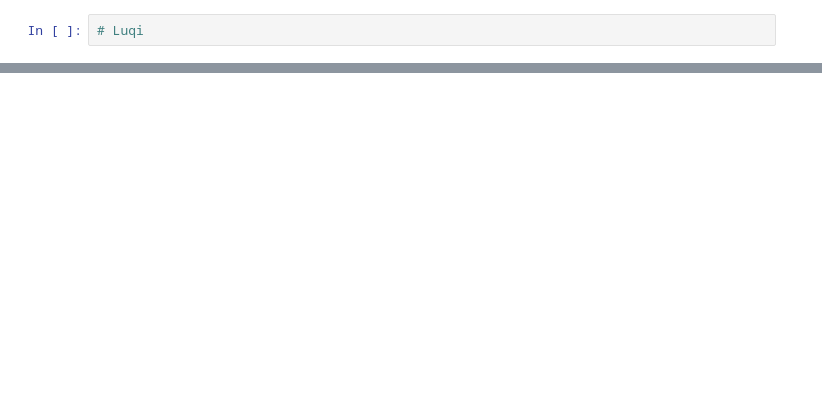
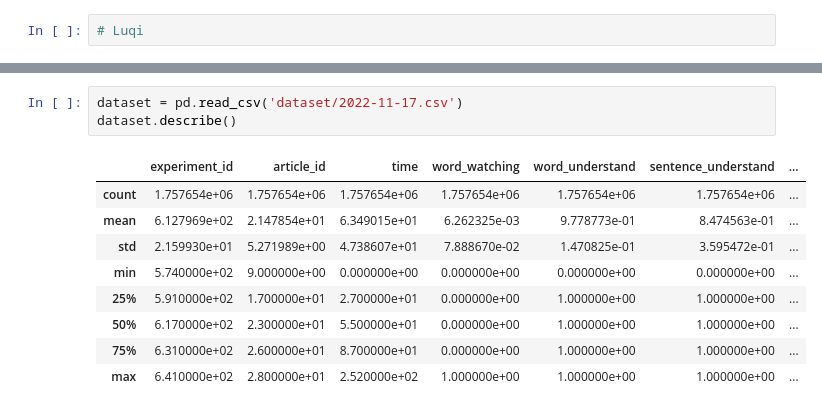
Before and after one commit to WhiteBlacken/reading, a Jupyter notebook: jupyter/data_analysis.ipynb, the cells around one changed output, grey strips where cells are left out. Cells and saved outputs as stored; diff of their text form; blank space fills up the shorter version.

```diff
--- a/jupyter/data_analysis.ipynb
+++ b/jupyter/data_analysis.ipynb
@@ -20 +20,14 @@ luqi_1021.describe()
+# %%
+dataset = pd.read_csv('dataset/2022-11-17.csv')
+dataset.describe()
+# %% [output]
+|  | experiment_id | article_id | time | word_watching | word_understand | sentence_understand | ... |
+| count | 1.757654e+06 | 1.757654e+06 | 1.757654e+06 | 1.757654e+06 | 1.757654e+06 | 1.757654e+06 | ... |
+| mean | 6.127969e+02 | 2.147854e+01 | 6.349015e+01 | 6.262325e-03 | 9.778773e-01 | 8.474563e-01 | ... |
+| std | 2.159930e+01 | 5.271989e+00 | 4.738607e+01 | 7.888670e-02 | 1.470825e-01 | 3.595472e-01 | ... |
+| min | 5.740000e+02 | 9.000000e+00 | 0.000000e+00 | 0.000000e+00 | 0.000000e+00 | 0.000000e+00 | ... |
+| 25% | 5.910000e+02 | 1.700000e+01 | 2.700000e+01 | 0.000000e+00 | 1.000000e+00 | 1.000000e+00 | ... |
+| 50% | 6.170000e+02 | 2.300000e+01 | 5.500000e+01 | 0.000000e+00 | 1.000000e+00 | 1.000000e+00 | ... |
+| 75% | 6.310000e+02 | 2.600000e+01 | 8.700000e+01 | 0.000000e+00 | 1.000000e+00 | 1.000000e+00 | ... |
+| max | 6.410000e+02 | 2.800000e+01 | 2.520000e+02 | 1.000000e+00 | 1.000000e+00 | 1.000000e+00 | ... |
 # %%
```
Also changed, not shown: parts of 18 cells of this notebook, 5 other files.
